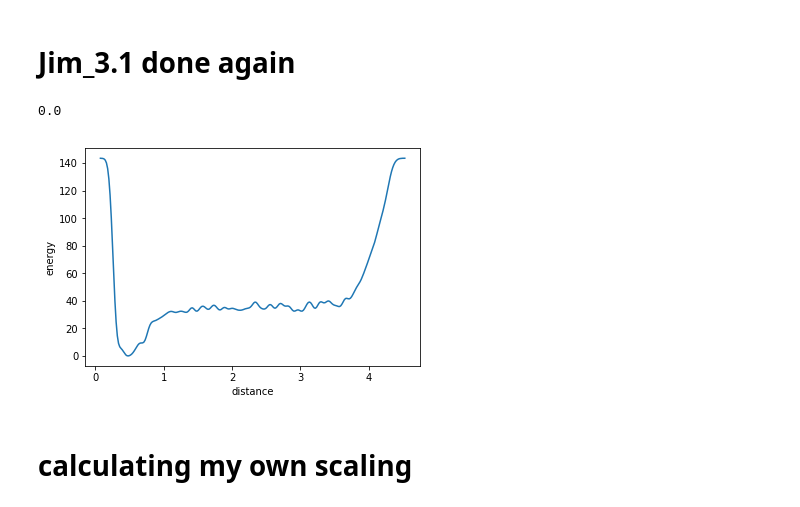
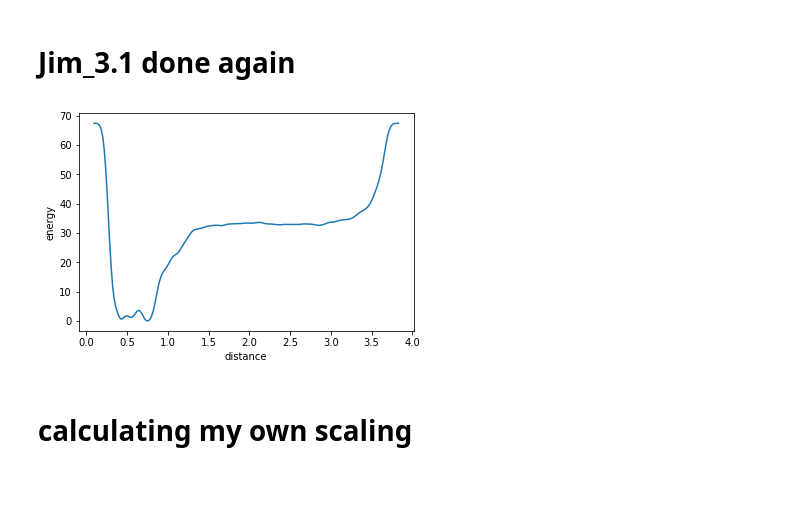
Before and after one commit to garrettd2225/Triazine-project, a Jupyter notebook: Metad_graphs_idunno.ipynb, the cells around one changed output. Cells and saved outputs as stored; diff of their text form; code cells hidden in the pictures.

```diff
--- a/Metad_graphs_idunno.ipynb
+++ b/Metad_graphs_idunno.ipynb
@@ -318,17 +328,16 @@ for i in range(1,21):
         fileout.write(' %14f %14f %14f\n' %(float(data1['distance'][i]),float(data1['energy'][i]/10),float(data1['error'][i]/10)))
     fileout.close()
 # %%
-filename='fes_tome.dat'
+filename='jim_1_email_fesfiles/fes1.dat'
 data1=pd.read_csv(filename,skiprows=5,names=['distance','energy','error'],delim_whitespace=True)
 
 plt.plot(data1['distance'],data1['energy'])
 plt.xlabel('distance')
 plt.ylabel('energy')
 
 plt.show()
 # %% [output]
-0.0
-[figure, old version]
+[figure, new version]
 # %% [markdown]
 # calculating my own scaling
 # %%
```
Also changed, not shown: parts of 19 cells of this notebook.
